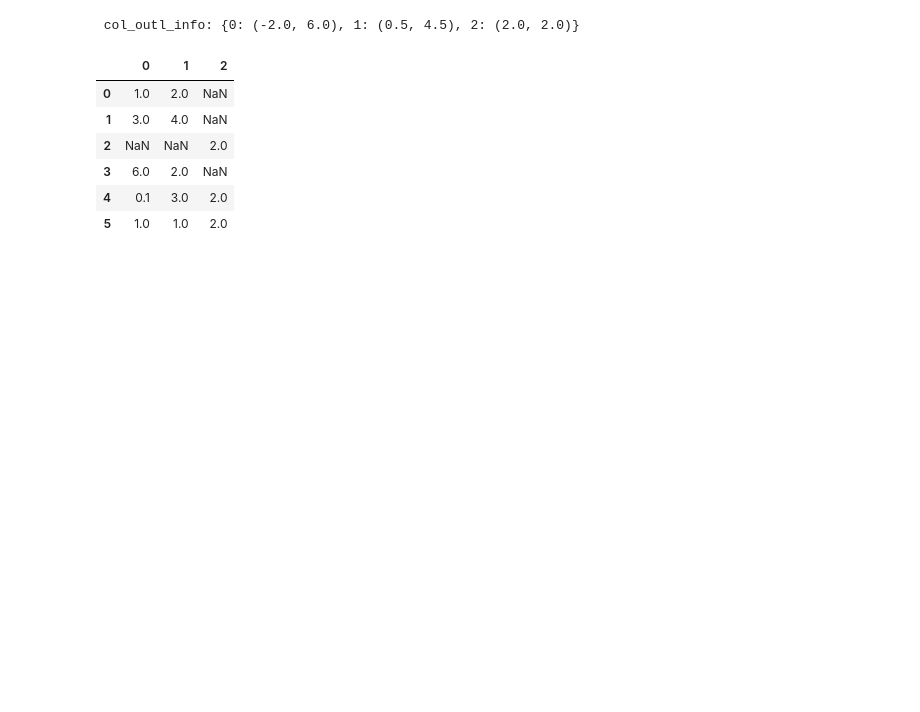
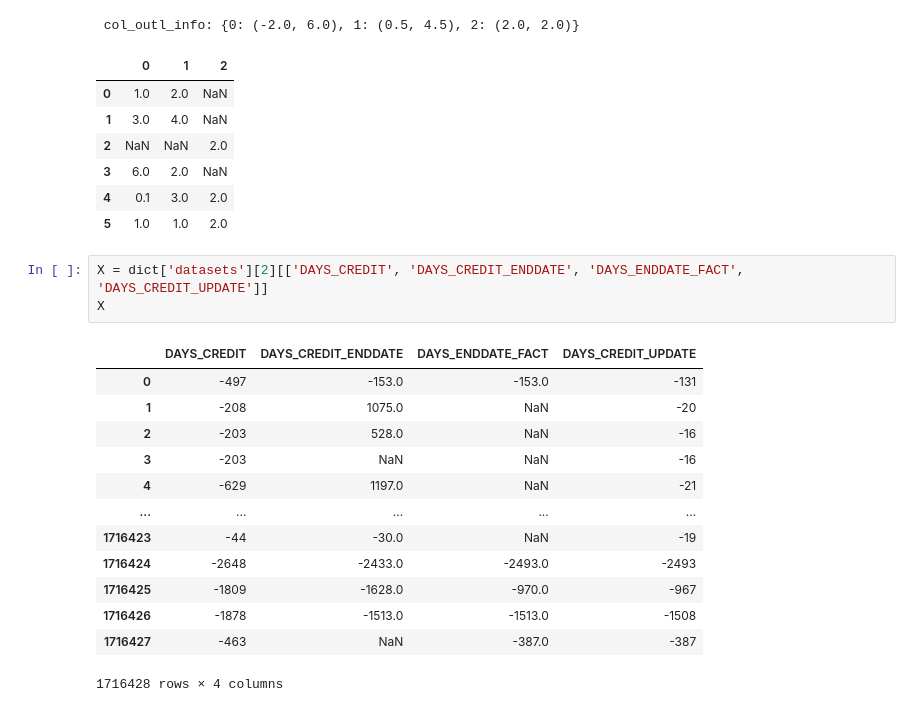
Before and after one commit to Dezzmanster/AML_Risk, a Jupyter notebook: preprocessor/example.ipynb, the cells around one changed output. Drawn from its saved outputs; the diff is of its cells as text; blank space fills up the shorter version.

```diff
--- a/preprocessor/example.ipynb
+++ b/preprocessor/example.ipynb
@@ -273,3 +294,20 @@ outldetect.fit_transform(X)
 | 3 | 6.0 | 2.0 | NaN |
 | 4 | 0.1 | 3.0 | 2.0 |
 | 5 | 1.0 | 1.0 | 2.0 |
+# %%
+X = dict['datasets'][2][['DAYS_CREDIT', 'DAYS_CREDIT_ENDDATE', 'DAYS_ENDDATE_FACT', 'DAYS_CREDIT_UPDATE']]
+X
+# %% [output]
+|  | DAYS_CREDIT | DAYS_CREDIT_ENDDATE | DAYS_ENDDATE_FACT | DAYS_CREDIT_UPDATE |
+| 0 | -497 | -153.0 | -153.0 | -131 |
+| 1 | -208 | 1075.0 | NaN | -20 |
+| 2 | -203 | 528.0 | NaN | -16 |
+| 3 | -203 | NaN | NaN | -16 |
+| 4 | -629 | 1197.0 | NaN | -21 |
+| ... | ... | ... | ... | ... |
+| 1716423 | -44 | -30.0 | NaN | -19 |
+| 1716424 | -2648 | -2433.0 | -2493.0 | -2493 |
+| 1716425 | -1809 | -1628.0 | -970.0 | -967 |
+| 1716426 | -1878 | -1513.0 | -1513.0 | -1508 |
+| 1716427 | -463 | NaN | -387.0 | -387 |
+1716428 rows × 4 columns
```
Also changed, not shown: parts of 6 cells of this notebook.
